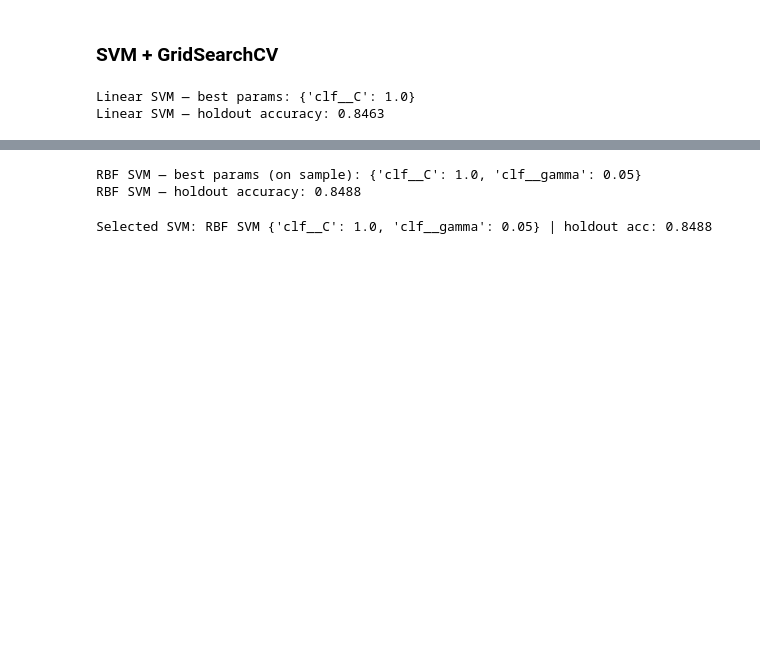
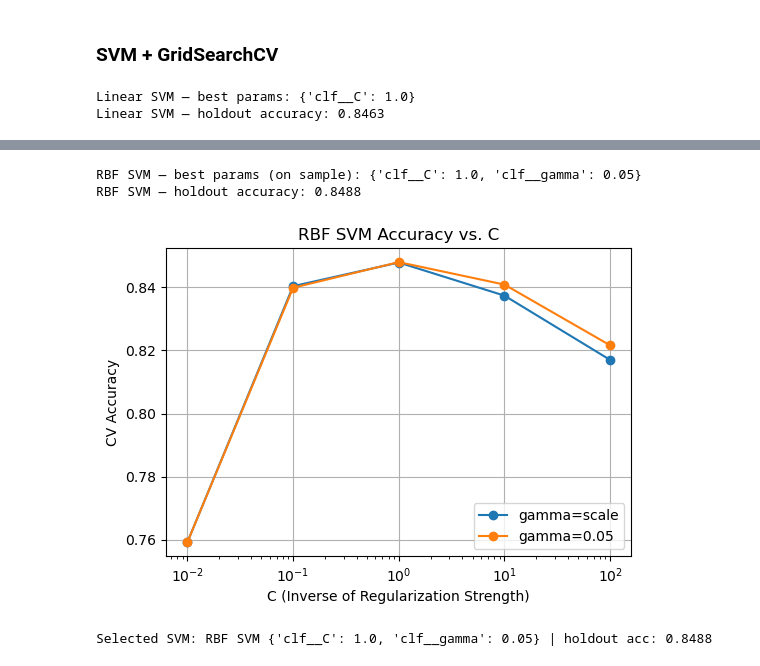
Before and after one commit to coaluh/ML_Project, a Jupyter notebook: Project_1/Group_5_Project_1_Code.ipynb, the cells around one changed output, grey strips where cells are left out. Drawn from its saved outputs; the diff is of its cells as text; code cells hidden in the pictures; blank space fills up the shorter version.

```diff
--- a/Project_1/Group_5_Project_1_Code.ipynb
+++ b/Project_1/Group_5_Project_1_Code.ipynb
@@ -573,33 +574,54 @@ Linear SVM — holdout accuracy: 0.8463
 sample_size = min(8000, len(X_train))
 X_sample, _, y_sample, _ = train_test_split(
     X_train, y_train, train_size=sample_size, stratify=y_train, random_state=42
 )
 
 svm_rbf_pipe = Pipeline([("prep", preprocess_part3), ("clf", SVC(kernel="rbf", cache_size=1000))])
 svm_rbf_grid = {"clf__C": [0.01, .1, 1.0, 10.0, 100.0], "clf__gamma": ["scale", 0.05]}
 
 svm_rbf_gs = GridSearchCV(
     estimator=svm_rbf_pipe,
     param_grid=svm_rbf_grid,
     scoring="accuracy",
     cv=cv,
     refit=True,
     n_jobs=-1,
 )
 svm_rbf_gs.fit(X_sample, y_sample)
 print("RBF SVM — best params (on sample):", svm_rbf_gs.best_params_)
 
 # Refit best RBF SVM on the full training split
 svm_rbf_best = Pipeline([
     ("prep", preprocess_part3),
     ("clf", SVC(kernel="rbf", cache_size=1000, **{k.split("__")[1]: v for k, v in svm_rbf_gs.best_params_.items()})),
 ])
 svm_rbf_best.fit(X_train, y_train)
 rbfsvm_acc = accuracy_score(y_test, svm_rbf_best.predict(X_test))
 print("RBF SVM — holdout accuracy:", round(rbfsvm_acc, 4))
+
+# ---- Plotting (RBF SVM) ----
+results = svm_rbf_gs.cv_results_
+C_values = svm_rbf_grid["clf__C"]
+gammas = svm_rbf_grid["clf__gamma"]
+
+plt.figure(figsize=(6, 4))
+for gamma in gammas:
+    # Mask rows corresponding to this gamma value
+    mask = [g == gamma for g in results["param_clf__gamma"]]
+    scores = results["mean_test_score"][mask]
+    plt.plot(C_values, scores, marker="o", label=f"gamma={gamma}")
+
+plt.xscale("log")
+plt.xlabel("C (Inverse of Regularization Strength)")
+plt.ylabel("CV Accuracy")
+plt.title("RBF SVM Accuracy vs. C")
+plt.legend()
+plt.grid(True)
+plt.show()
 # %% [output]
 RBF SVM — best params (on sample): {'clf__C': 1.0, 'clf__gamma': 0.05}
 RBF SVM — holdout accuracy: 0.8488
+[figure, added]
 # %%
 # ---- Select best SVM family for predictions/plots ----
 if rbfsvm_acc >= linsvm_acc:
```
Also changed, not shown: parts of 6 cells of this notebook.
